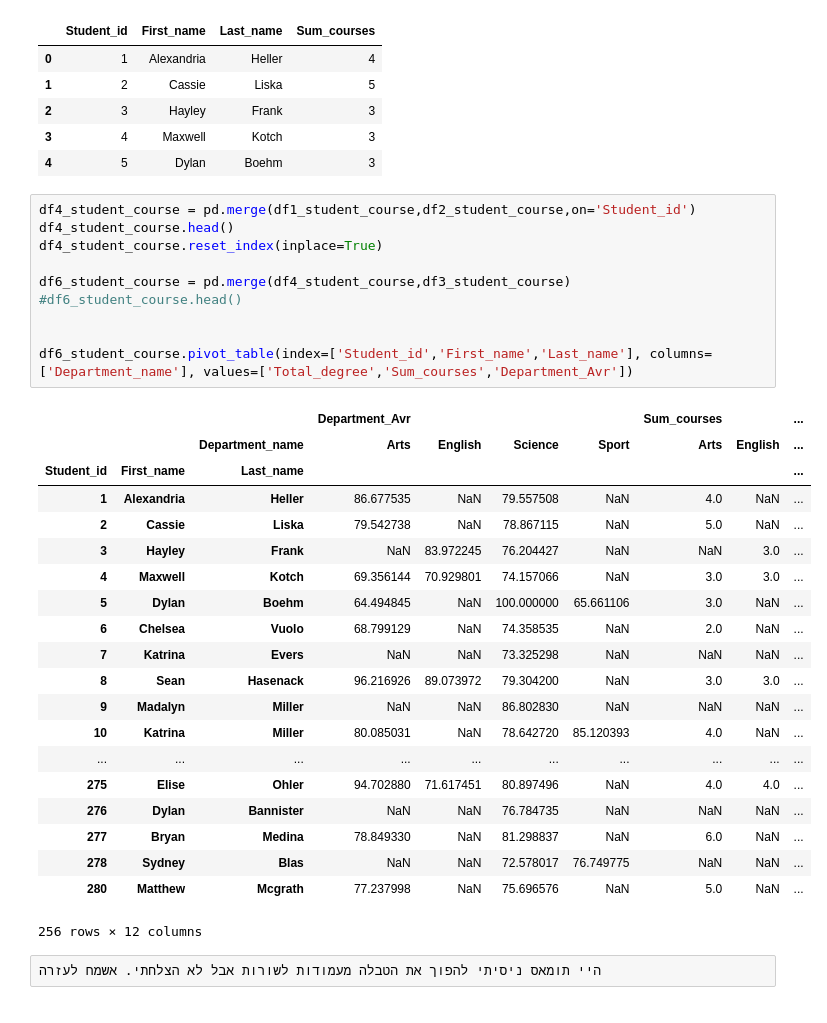
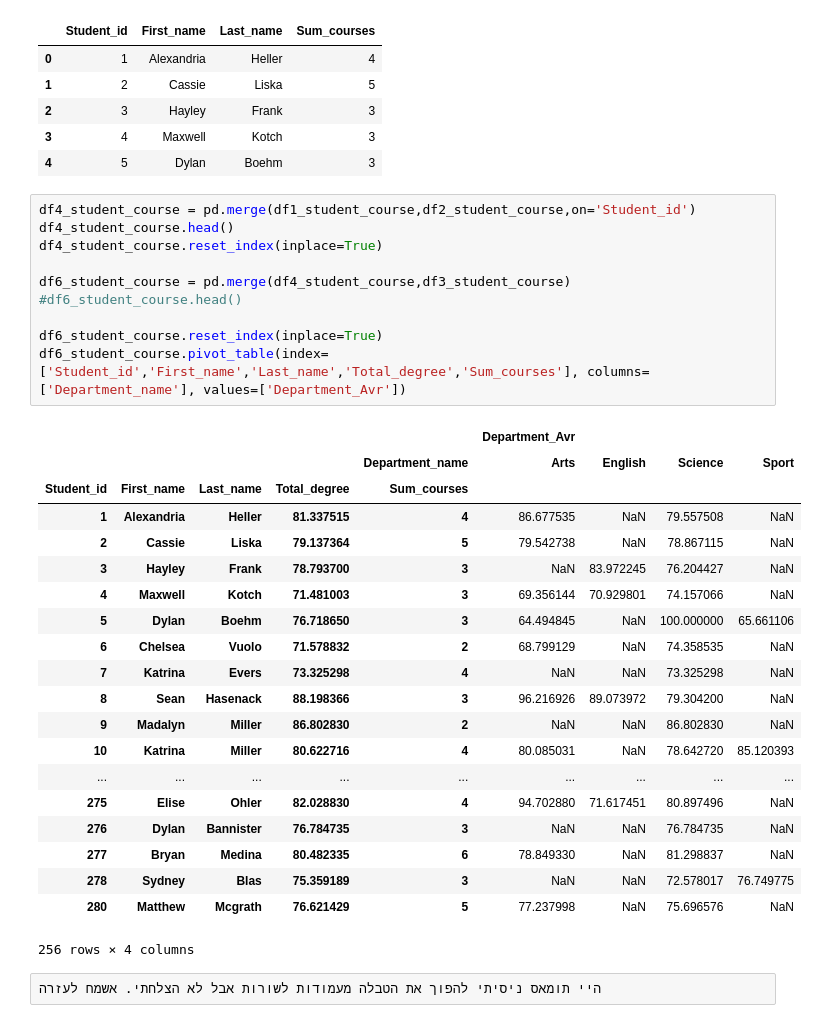
Before and after one commit to mouhadeb/DataScience, a Jupyter notebook: python/Python-final.ipynb, the cells around one changed output. Saved outputs shown, nothing was run; the diff lists cells and outputs as text.

```diff
--- a/python/Python-final.ipynb
+++ b/python/Python-final.ipynb
@@ -297,33 +297,33 @@ df3_student_course.head()
 # %%
 df4_student_course = pd.merge(df1_student_course,df2_student_course,on='Student_id')
 df4_student_course.head()
 df4_student_course.reset_index(inplace=True)
 
 df6_student_course = pd.merge(df4_student_course,df3_student_course)
 #df6_student_course.head()
 
-
-df6_student_course.pivot_table(index=['Student_id','First_name','Last_name'], columns=['Department_name'], values=['Total_degree','Sum_courses','Department_Avr'])
+df6_student_course.reset_index(inplace=True)
+df6_student_course.pivot_table(index=['Student_id','First_name','Last_name','Total_degree','Sum_courses'], columns=['Department_name'], values=['Department_Avr'])
 # %% [output]
-|  |  |  | Department_Avr |  |  |  | Sum_courses |  | ... |
-|  |  | Department_name | Arts | English | Science | Sport | Arts | English | ... |
-| Student_id | First_name | Last_name |  |  |  |  |  |  | ... |
-| 1 | Alexandria | Heller | 86.677535 | NaN | 79.557508 | NaN | 4.0 | NaN | ... |
-| 2 | Cassie | Liska | 79.542738 | NaN | 78.867115 | NaN | 5.0 | NaN | ... |
-| 3 | Hayley | Frank | NaN | 83.972245 | 76.204427 | NaN | NaN | 3.0 | ... |
-| 4 | Maxwell | Kotch | 69.356144 | 70.929801 | 74.157066 | NaN | 3.0 | 3.0 | ... |
-| 5 | Dylan | Boehm | 64.494845 | NaN | 100.000000 | 65.661106 | 3.0 | NaN | ... |
-| 6 | Chelsea | Vuolo | 68.799129 | NaN | 74.358535 | NaN | 2.0 | NaN | ... |
-| 7 | Katrina | Evers | NaN | NaN | 73.325298 | NaN | NaN | NaN | ... |
-| 8 | Sean | Hasenack | 96.216926 | 89.073972 | 79.304200 | NaN | 3.0 | 3.0 | ... |
-| 9 | Madalyn | Miller | NaN | NaN | 86.802830 | NaN | NaN | NaN | ... |
-| 10 | Katrina | Miller | 80.085031 | NaN | 78.642720 | 85.120393 | 4.0 | NaN | ... |
-| ... | ... | ... | ... | ... | ... | ... | ... | ... | ... |
-| 275 | Elise | Ohler | 94.702880 | 71.617451 | 80.897496 | NaN | 4.0 | 4.0 | ... |
-| 276 | Dylan | Bannister | NaN | NaN | 76.784735 | NaN | NaN | NaN | ... |
-| 277 | Bryan | Medina | 78.849330 | NaN | 81.298837 | NaN | 6.0 | NaN | ... |
-| 278 | Sydney | Blas | NaN | NaN | 72.578017 | 76.749775 | NaN | NaN | ... |
-| 280 | Matthew | Mcgrath | 77.237998 | NaN | 75.696576 | NaN | 5.0 | NaN | ... |
+|  |  |  |  |  | Department_Avr |  |  |  |
+|  |  |  |  | Department_name | Arts | English | Science | Sport |
+| Student_id | First_name | Last_name | Total_degree | Sum_courses |  |  |  |  |
+| 1 | Alexandria | Heller | 81.337515 | 4 | 86.677535 | NaN | 79.557508 | NaN |
+| 2 | Cassie | Liska | 79.137364 | 5 | 79.542738 | NaN | 78.867115 | NaN |
+| 3 | Hayley | Frank | 78.793700 | 3 | NaN | 83.972245 | 76.204427 | NaN |
+| 4 | Maxwell | Kotch | 71.481003 | 3 | 69.356144 | 70.929801 | 74.157066 | NaN |
+| 5 | Dylan | Boehm | 76.718650 | 3 | 64.494845 | NaN | 100.000000 | 65.661106 |
+| 6 | Chelsea | Vuolo | 71.578832 | 2 | 68.799129 | NaN | 74.358535 | NaN |
+| 7 | Katrina | Evers | 73.325298 | 4 | NaN | NaN | 73.325298 | NaN |
+| 8 | Sean | Hasenack | 88.198366 | 3 | 96.216926 | 89.073972 | 79.304200 | NaN |
+| 9 | Madalyn | Miller | 86.802830 | 2 | NaN | NaN | 86.802830 | NaN |
+| 10 | Katrina | Miller | 80.622716 | 4 | 80.085031 | NaN | 78.642720 | 85.120393 |
+| ... | ... | ... | ... | ... | ... | ... | ... | ... |
+| 275 | Elise | Ohler | 82.028830 | 4 | 94.702880 | 71.617451 | 80.897496 | NaN |
+| 276 | Dylan | Bannister | 76.784735 | 3 | NaN | NaN | 76.784735 | NaN |
+| 277 | Bryan | Medina | 80.482335 | 6 | 78.849330 | NaN | 81.298837 | NaN |
+| 278 | Sydney | Blas | 75.359189 | 3 | NaN | NaN | 72.578017 | 76.749775 |
+| 280 | Matthew | Mcgrath | 76.621429 | 5 | 77.237998 | NaN | 75.696576 | NaN |
-256 rows × 12 columns
+256 rows × 4 columns
 # %%
 היי תומאס ניסיתי להפוך את הטבלה מעמודות לשורות אבל לא הצלחתי. אשמח לעזרה
```
